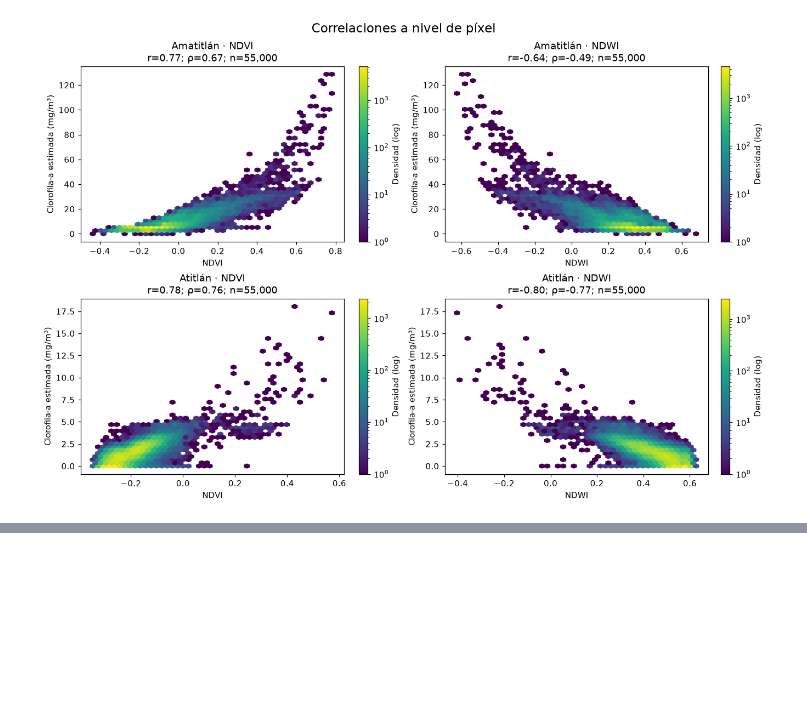
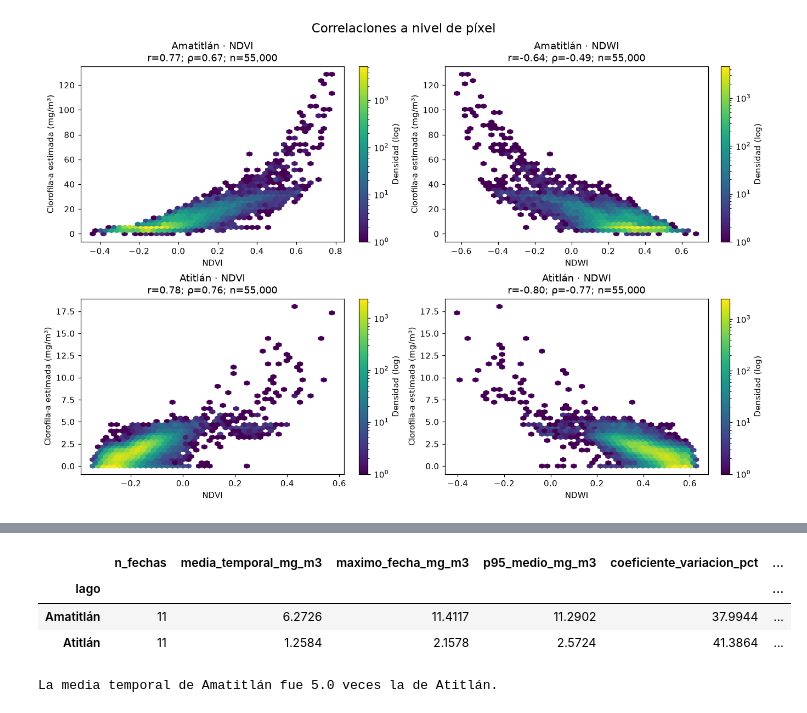
Before and after one commit to Dcextrim/Lab4-Analisis-Geoespacial, a Jupyter notebook: notebooks/laboratorio-4.ipynb, the cells around one changed output, grey strips where cells are left out. Saved outputs shown, nothing was run; the diff lists cells and outputs as text; code cells hidden in the pictures; blank space fills up the shorter version.

```diff
--- a/notebooks/laboratorio-4.ipynb
+++ b/notebooks/laboratorio-4.ipynb
@@ -694,0 +699,49 @@ plt.show()
+# %%
+THRESHOLDS = (10.0, 20.0, 30.0)
+EXTENSIVE_PERCENT = 5.0
+extension_rows = []
+for lake_id, dated_products in products.items():
+    for day, path in dated_products:
+        arrays, _, pixel_area = read_index_product(path)
+        cyano = arrays["CYANO_CHLA"]
+        valid_count = int(np.count_nonzero(np.isfinite(cyano)))
+        for threshold in THRESHOLDS:
+            count = int(np.count_nonzero(np.isfinite(cyano) & (cyano >= threshold)))
+            percentage = 100 * count / valid_count
+            extension_rows.append({
+                "lago": LAKES[lake_id]["name"], "lago_id": lake_id,
+                "fecha": day, "umbral_mg_m3": threshold,
+                "pixeles_umbral": count, "area_km2": count * pixel_area,
+                "porcentaje_area_valida": percentage,
+                "floracion_extensa_operativa": threshold == 20 and percentage >= EXTENSIVE_PERCENT,
+            })
+extension = pd.DataFrame(extension_rows)
+persistent_totals = persistence_table[persistence_table["zona"] == "Total"].set_index("lago_id")
+
+comparison_rows = []
+for lake_id, group in summary.groupby("lago_id"):
+    high = extension[(extension["lago_id"] == lake_id) & (extension["umbral_mg_m3"] == 20)]
+    values = group["cyano_promedio_mg_m3"]
+    comparison_rows.append({
+        "lago": LAKES[lake_id]["name"],
+        "n_fechas": len(group),
+        "media_temporal_mg_m3": values.mean(),
+        "maximo_fecha_mg_m3": values.max(),
+        "p95_medio_mg_m3": group["cyano_p95_mg_m3"].mean(),
+        "coeficiente_variacion_pct": 100 * values.std(ddof=1) / values.mean(),
+        "area_ge_20_promedio_pct": high["porcentaje_area_valida"].mean(),
+        "max_area_ge_20_pct": high["porcentaje_area_valida"].max(),
+        "fechas_extensas": int(high["floracion_extensa_operativa"].sum()),
+        "area_persistente_km2": persistent_totals.loc[lake_id, "area_persistente_km2"],
+    })
+comparison = pd.DataFrame(comparison_rows).set_index("lago")
+comparison.reset_index().to_csv(RESULTS_DIR / "comparacion_lagos.csv", index=False)
+display(comparison)
+ratio = comparison.loc["Amatitlán", "media_temporal_mg_m3"] / comparison.loc["Atitlán", "media_temporal_mg_m3"]
+print(f"La media temporal de Amatitlán fue {ratio:.1f} veces la de Atitlán.")
+# %% [output]
+|  | n_fechas | media_temporal_mg_m3 | maximo_fecha_mg_m3 | p95_medio_mg_m3 | coeficiente_variacion_pct | ... |
+| lago |  |  |  |  |  | ... |
+| Amatitlán | 11 | 6.2726 | 11.4117 | 11.2902 | 37.9944 | ... |
+| Atitlán | 11 | 1.2584 | 2.1578 | 2.5724 | 41.3864 | ... |
+La media temporal de Amatitlán fue 5.0 veces la de Atitlán.
```
Also changed, not shown: parts of 16 cells of this notebook, 9 other files.
